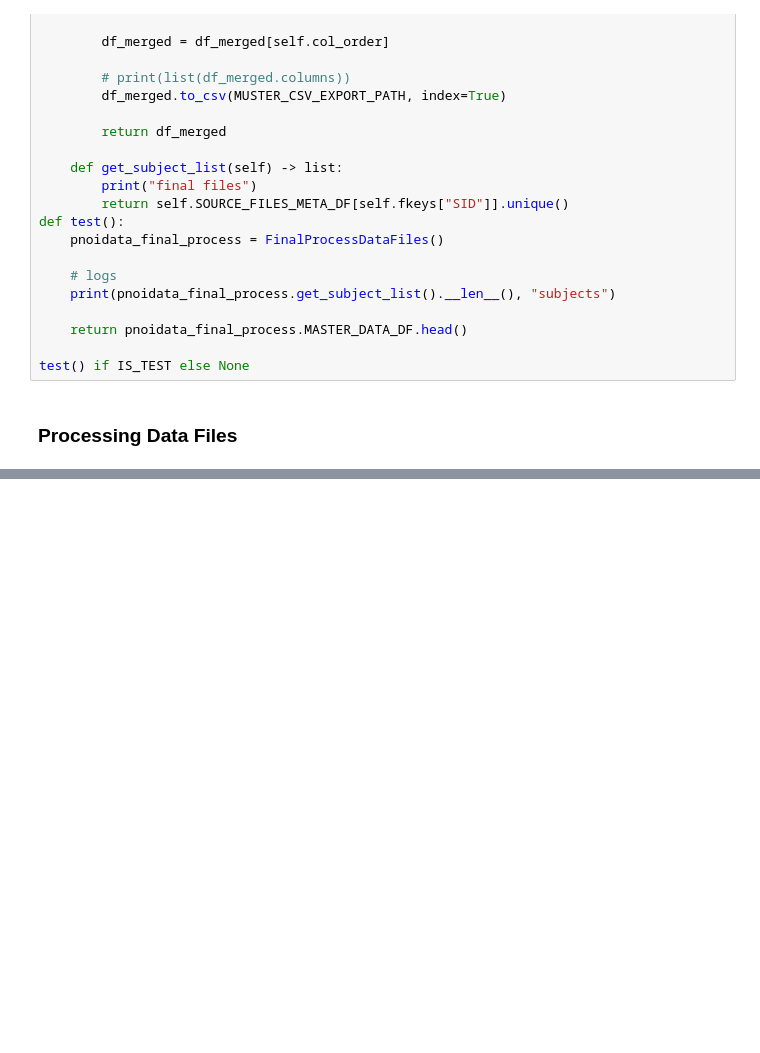
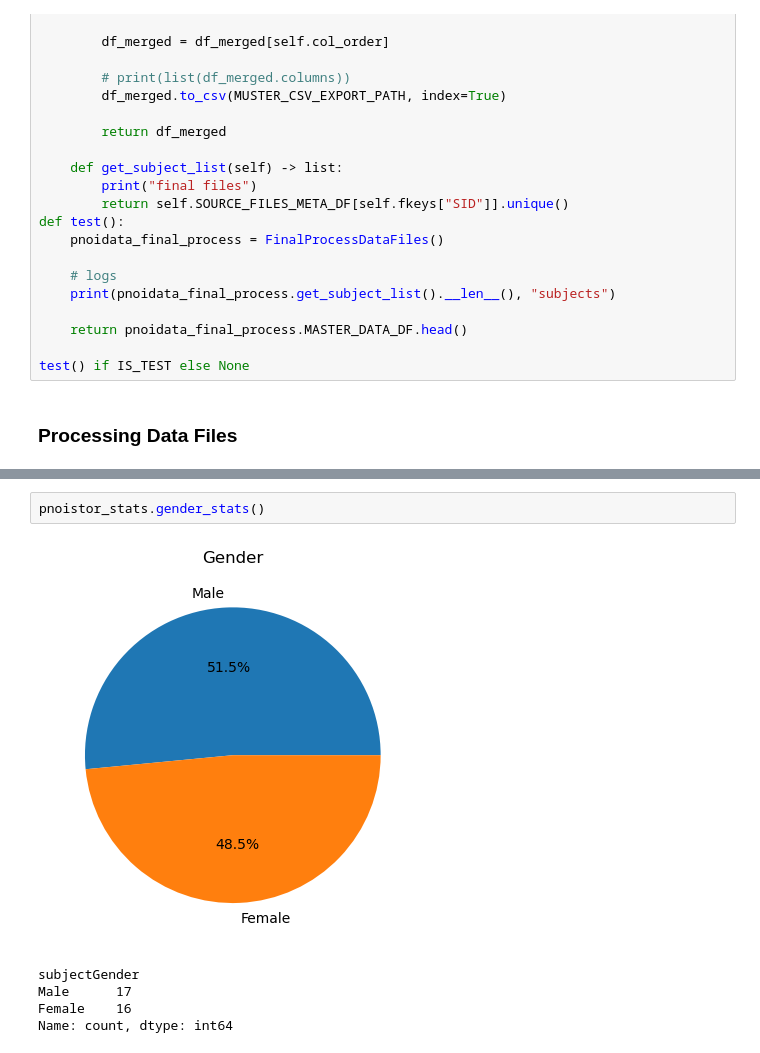
Before and after one commit to vaguebrownfox01/pnoi-corpus_ETL, a Jupyter notebook: SCRIPTS/2_pnoi-dataETL/dataset_etl.ipynb, the cells around one changed output, grey strips where cells are left out. Saved outputs shown, nothing was run; the diff lists cells and outputs as text; blank space fills up the shorter version.

```diff
--- a/SCRIPTS/2_pnoi-dataETL/dataset_etl.ipynb
+++ b/SCRIPTS/2_pnoi-dataETL/dataset_etl.ipynb
@@ -851,0 +867,8 @@ No. of Subjects 33
+# %%
+pnoistor_stats.gender_stats()
+# %% [output]
+[figure, added]
+subjectGender
+Male      17
+Female    16
+Name: count, dtype: int64
```
Also changed, not shown: parts of 3 cells of this notebook.
